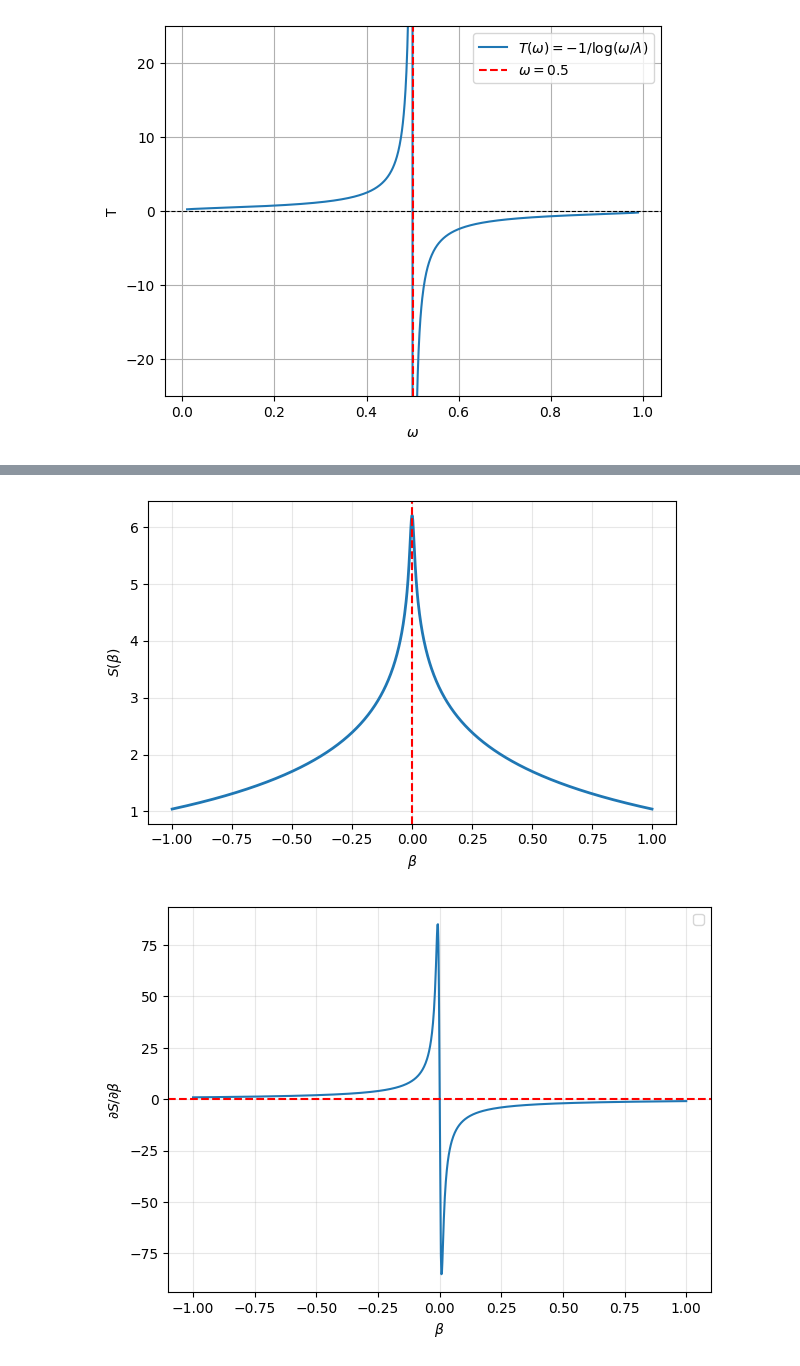
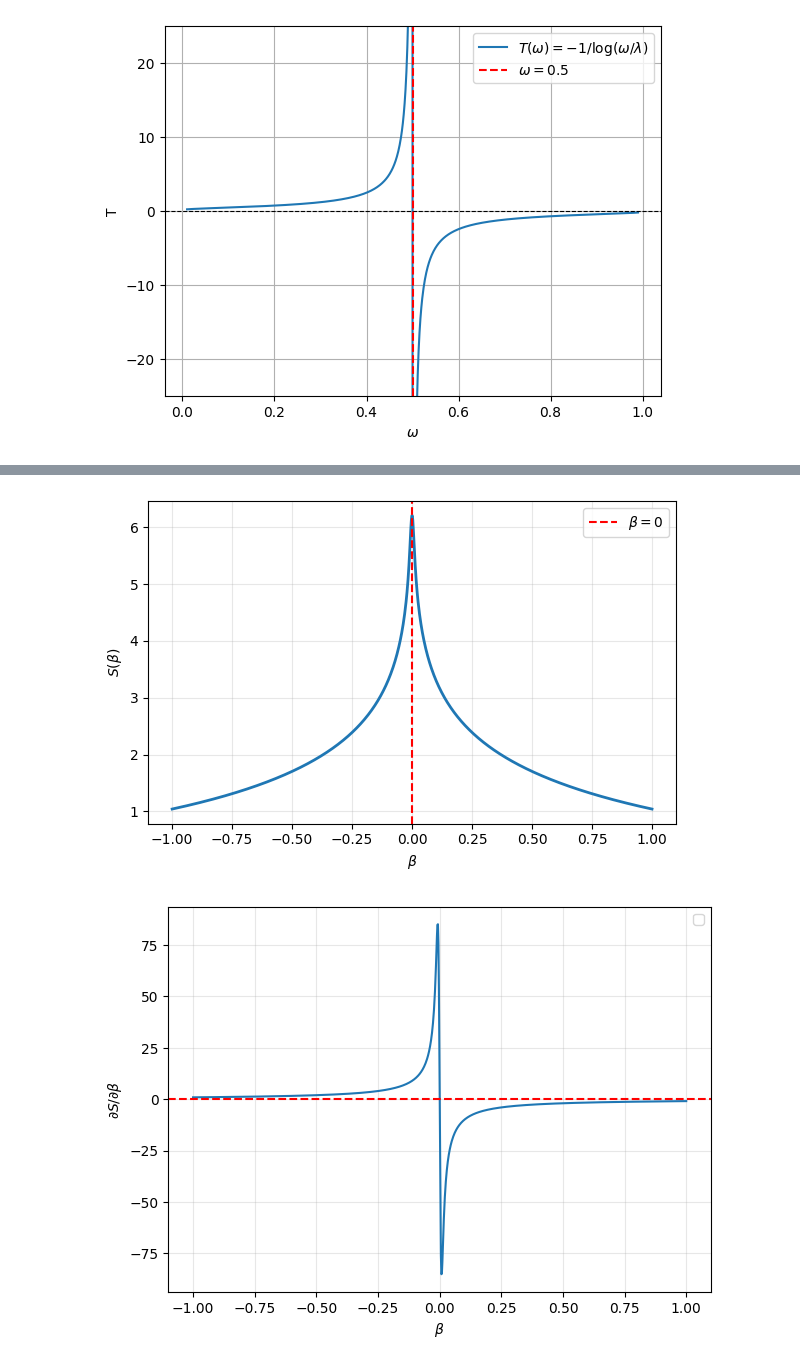
Before and after one commit to pedrolinckm/OQW-Thermodynamics, a Jupyter notebook: thermodynamics_oqw.ipynb, the cells around one changed output, grey strips where cells are left out. Drawn from its saved outputs; the diff is of its cells as text; code cells hidden in the pictures.

```diff
--- a/thermodynamics_oqw.ipynb
+++ b/thermodynamics_oqw.ipynb
@@ -128,22 +128,23 @@ def entropy_S(beta: np.ndarray, N: int) -> np.ndarray:
 # %%
 # Parameters
 betas = np.linspace(-1, 1, 1000)
 N = 500
 # Compute
 S_vals = entropy_S(betas, N)
 
 plt.figure(figsize=(6, 4))
 plt.plot(betas, S_vals, linewidth=2)
 plt.xlabel(r"$\beta$")
 plt.ylabel(r"$S(\beta)$")
 plt.axvline(0, color='red', linestyle='--', label=r'$\beta = 0$')
 plt.grid(True, alpha=0.3)
+plt.legend()
 plt.tight_layout()
 plt.savefig(r"C:\Users\pedro\Documents\GitHub\OQW-Thermo\S_beta_plot.pgf")
 
 plt.show()
 # %% [output]
-[figure, old version]
+[figure, new version]
 # %%
 dS_dbeta = np.gradient(S_vals,  betas)
 plt.figure(figsize=(7,5))
```
Also changed, not shown: parts of 2 cells of this notebook, 2 other files.
